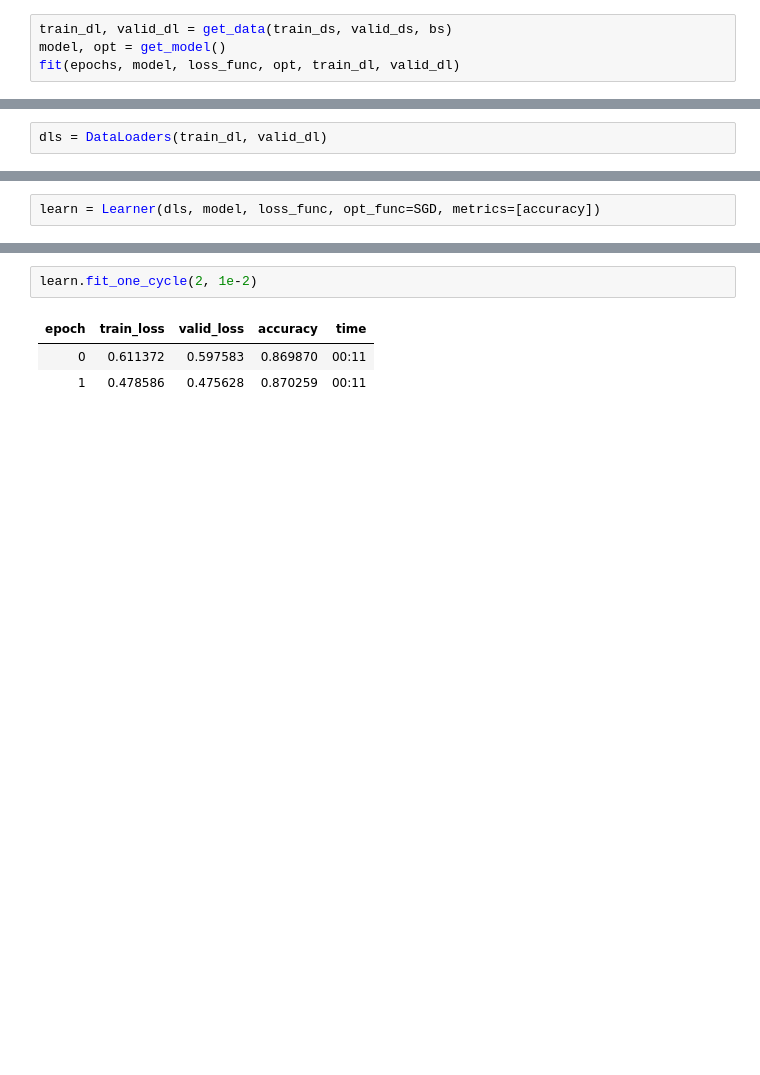
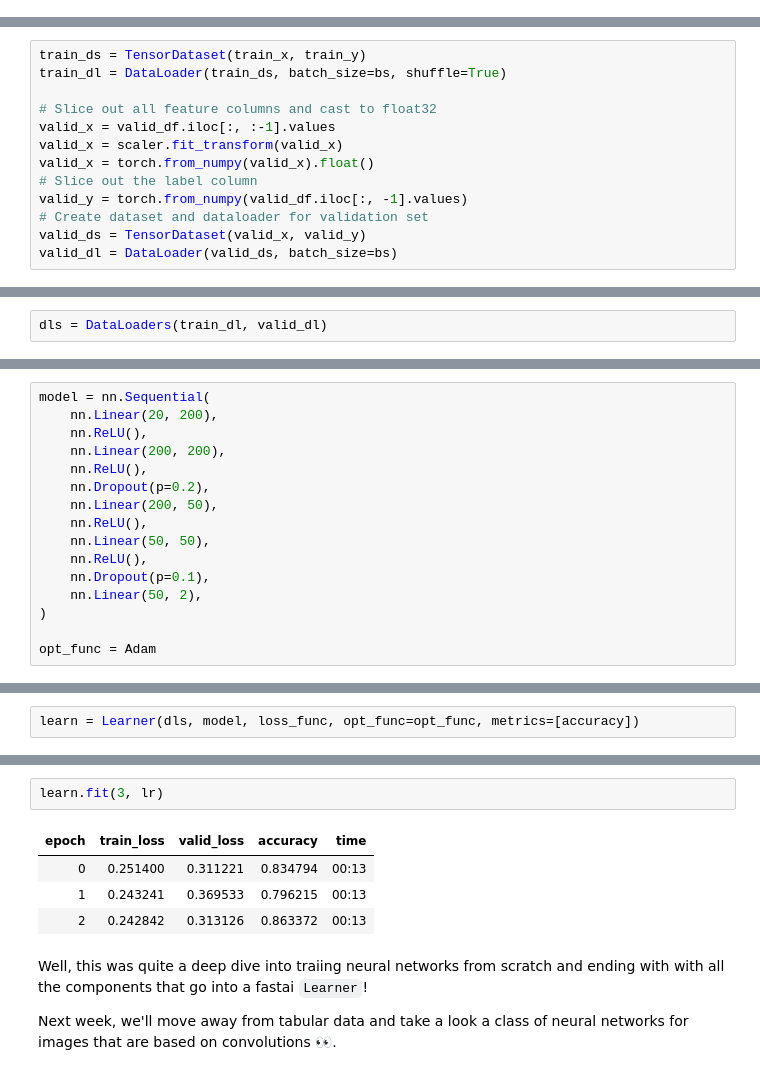
Before and after one commit to lewtun/dl4phys, a Jupyter notebook: lecture03.ipynb, the cells around one changed output, grey strips where cells are left out. Drawn from its saved outputs; the diff is of its cells as text; blank space fills up the shorter version.

```diff
--- a/lecture03.ipynb
+++ b/lecture03.ipynb
@@ -372,4 +492,0 @@ def get_data(train_ds, valid_ds, bs):
-# %%
-train_dl, valid_dl = get_data(train_ds, valid_ds, bs)
-model, opt = get_model()
-fit(epochs, model, loss_func, opt, train_dl, valid_dl)
@@ -401,0 +543,13 @@ fit(epochs, model, loss_func, opt, train_dl, valid_dl)
+# %%
+train_ds = TensorDataset(train_x, train_y)
+train_dl = DataLoader(train_ds, batch_size=bs, shuffle=True)
+
+# Slice out all feature columns and cast to float32
+valid_x = valid_df.iloc[:, :-1].values
+valid_x = scaler.fit_transform(valid_x)
+valid_x = torch.from_numpy(valid_x).float()
+# Slice out the label column
+valid_y = torch.from_numpy(valid_df.iloc[:, -1].values)
+# Create dataset and dataloader for validation set
+valid_ds = TensorDataset(valid_x, valid_y)
+valid_dl = DataLoader(valid_ds, batch_size=bs)
@@ -403,0 +562,16 @@ dls = DataLoaders(train_dl, valid_dl)
+# %%
+model = nn.Sequential(
+    nn.Linear(20, 200),
+    nn.ReLU(),
+    nn.Linear(200, 200),
+    nn.ReLU(),
+    nn.Dropout(p=0.2),
+    nn.Linear(200, 50),
+    nn.ReLU(),
+    nn.Linear(50, 50),
+    nn.ReLU(),
+    nn.Dropout(p=0.1),
+    nn.Linear(50, 2),
+)
+
+opt_func = Adam
@@ -404,2 +580,2 @@ dls = DataLoaders(train_dl, valid_dl)
 # %%
-learn = Learner(dls, model, loss_func, opt_func=SGD, metrics=[accuracy])
+learn = Learner(dls, model, loss_func, opt_func=opt_func, metrics=[accuracy])
@@ -412,9 +582,14 @@ SuggestedLRs(valley=0.010964781977236271)
 # %%
-learn.fit_one_cycle(2, 1e-2)
+learn.fit(3, lr)
 # %% [output]
 | epoch | train_loss | valid_loss | accuracy | time |
-| 0 | 0.611372 | 0.597583 | 0.869870 | 00:11 |
-| 1 | 0.478586 | 0.475628 | 0.870259 | 00:11 |
+| 0 | 0.251400 | 0.311221 | 0.834794 | 00:13 |
+| 1 | 0.243241 | 0.369533 | 0.796215 | 00:13 |
+| 2 | 0.242842 | 0.313126 | 0.863372 | 00:13 |
+# %% [markdown]
+Well, this was quite a deep dive into traiing neural networks from scratch and ending with with all the components that go into a fastai `Learner`!
+
+Next week, we'll move away from tabular data and take a look a class of neural networks for images that are based on convolutions 👀.
 # %% [markdown]
 ## Exercises
 
```
Also changed, not shown: parts of 97 cells of this notebook, 1 other file.
